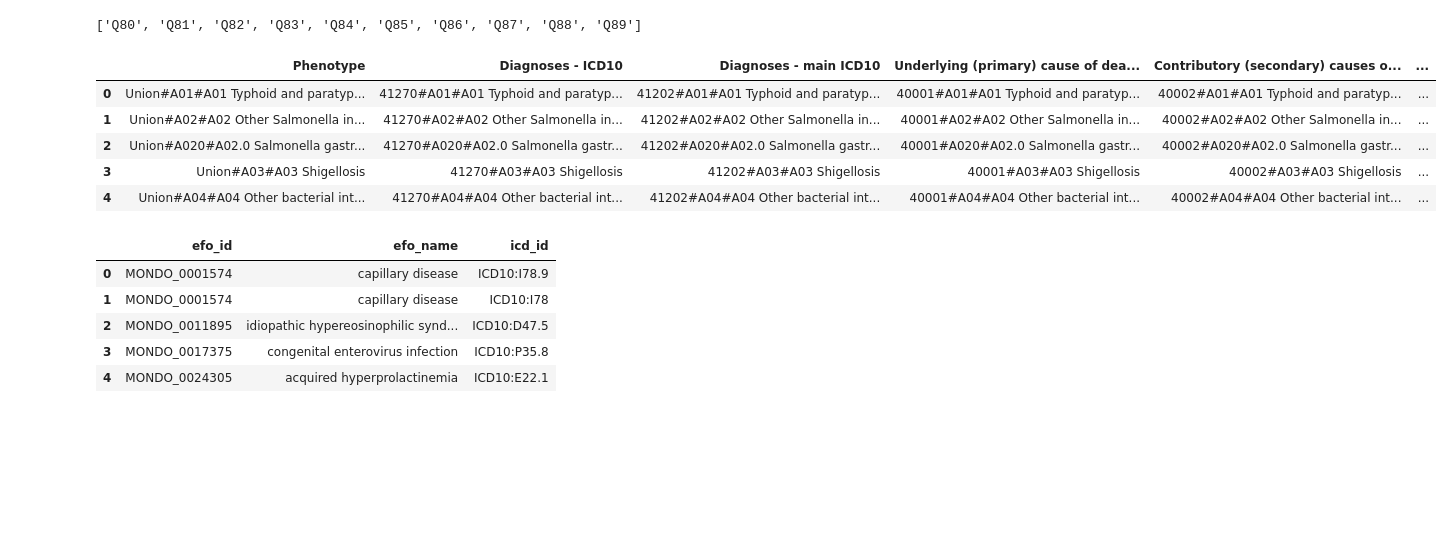
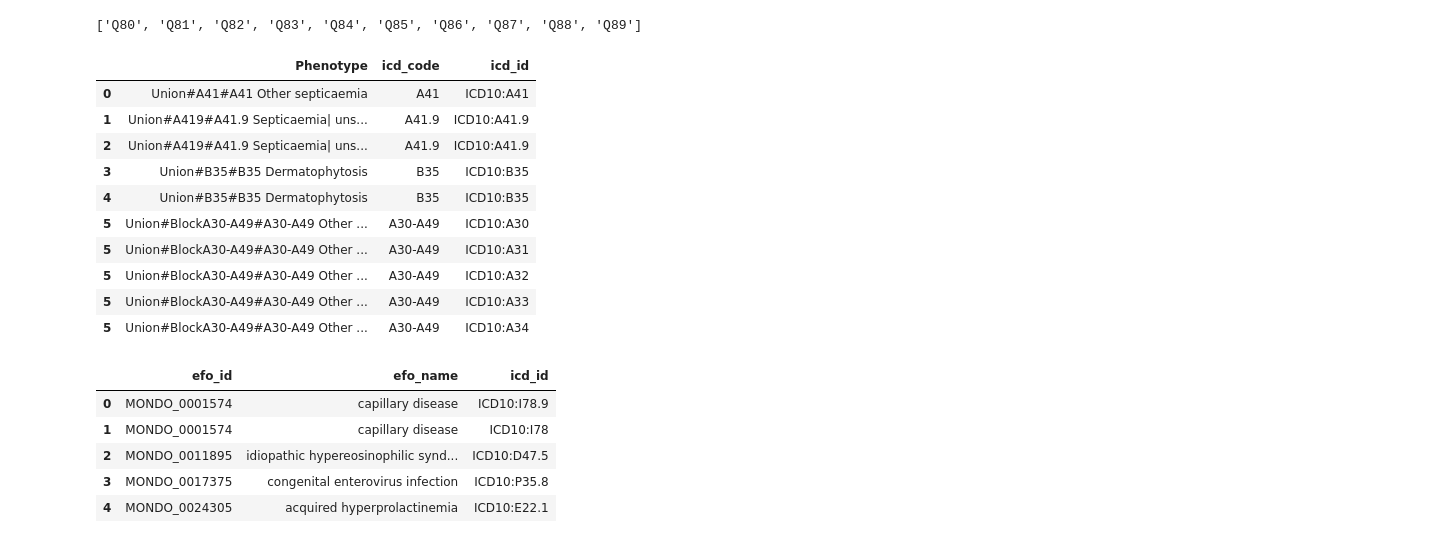
Before and after one commit to ireneisdoomed/random_notebooks, a Jupyter notebook: exome_data/az/notebooks/phenotypes.ipynb, the cells around one changed output. Saved outputs shown, nothing was run; the diff lists cells and outputs as text; code cells hidden in the pictures; blank space fills up the shorter version.

Commit message:
Mapping exploration

```diff
--- a/exome_data/az/notebooks/phenotypes.ipynb
+++ b/exome_data/az/notebooks/phenotypes.ipynb
@@ -342,4 +330,0 @@ pheno.head()
-# %%
-pheno['mapping'] = pheno.bfill(axis=1).iloc[:, 5]
-
-pheno.head()
@@ -379,8 +344,15 @@ We want to handle union phenotypes with special care as they can some times be a
 
 Data about them is collected in the Supp table 1.
 # %%
-union = pd.read_excel(Path.joinpath(ROOT / 'data/Supp table 1 - Studied phenotypes.xlsx'), sheet_name='Union Mapping')
+unions = (
+    pd.read_excel(Path.joinpath(ROOT / 'data/Supp table 1 - Studied phenotypes.xlsx'), sheet_name='Union Mapping')
 
-union.head()
+    # Merge with `pheno` to keep only the phenotypes for which there is associations
+    .merge(pheno.filter(items=['phenotype']), left_on='Phenotype', right_on='phenotype', how='inner')
+    .drop('phenotype', axis=1)
+
+)
+
+unions.head()
 # %% [output]
 |  | Phenotype | Diagnoses - ICD10 | Diagnoses - main ICD10 | Underlying (primary) cause of dea... | Contributory (secondary) causes o... | ... |
@@ -479,8 +443,12 @@ union.head()
 # %%
-# The phenotype usually follows the pattern: "Union#{code1}#{code2} {label}" (except when there is a chapter). Ex. "Union#A410#A41.0 Septicaemia due to Staphylococcus aureus".
+# The phenotype usually follows the pattern: "Union#{code1}#{code2} {label}" (except when there is a chapter).
+# Ex. "Union#A410#A41.0 Septicaemia due to Staphylococcus aureus".
 # I want code2 because it is the more exact one to the ICD10 nomenclature
 
-icd = union.copy()[~union['Phenotype'].str.contains('Chapter')]
+icd = (
+    unions.copy()[~unions['Phenotype'].str.contains('Chapter')]
+    .filter(items=['Phenotype'])
+)
 
 icd['icd_code'] = icd.Phenotype.str.split('#', expand=False).str[-1].str.split(' ').str[0]
 icd.head(5)
@@ -510,7 +478,7 @@ blocks[:5]
 # %%
 # I'll extract all codes contained between the blocks
 
-def extract_codes_in_a_block(block:str):
+def extract_codes_in_a_block(block:str) -> List[str]:
     """
     Ex. 'Q80-Q83' --> ['Q80', 'Q81', 'Q82', 'Q83']
     """
@@ -530,18 +498,23 @@ blocks_extracted['Q80-Q89']
 # %%
 # Bring the extracted codes from the block to the df
 
 icd['icd_id'] = icd.icd_code.map(blocks_extracted).fillna(icd.icd_code)
 icd = icd.explode('icd_id')
-icd['icd_id'] = icd.icd_code.apply(lambda X: 'ICD10:' + X)
+icd['icd_id'] = icd.icd_id.apply(lambda X: 'ICD10:' + X)
 
-icd.head()
+icd.head(10)
 # %% [output]
-|  | Phenotype | Diagnoses - ICD10 | Diagnoses - main ICD10 | Underlying (primary) cause of dea... | Contributory (secondary) causes o... | ... |
-| 0 | Union#A01#A01 Typhoid and paratyp... | 41270#A01#A01 Typhoid and paratyp... | 41202#A01#A01 Typhoid and paratyp... | 40001#A01#A01 Typhoid and paratyp... | 40002#A01#A01 Typhoid and paratyp... | ... |
-| 1 | Union#A02#A02 Other Salmonella in... | 41270#A02#A02 Other Salmonella in... | 41202#A02#A02 Other Salmonella in... | 40001#A02#A02 Other Salmonella in... | 40002#A02#A02 Other Salmonella in... | ... |
-| 2 | Union#A020#A02.0 Salmonella gastr... | 41270#A020#A02.0 Salmonella gastr... | 41202#A020#A02.0 Salmonella gastr... | 40001#A020#A02.0 Salmonella gastr... | 40002#A020#A02.0 Salmonella gastr... | ... |
-| 3 | Union#A03#A03 Shigellosis | 41270#A03#A03 Shigellosis | 41202#A03#A03 Shigellosis | 40001#A03#A03 Shigellosis | 40002#A03#A03 Shigellosis | ... |
-| 4 | Union#A04#A04 Other bacterial int... | 41270#A04#A04 Other bacterial int... | 41202#A04#A04 Other bacterial int... | 40001#A04#A04 Other bacterial int... | 40002#A04#A04 Other bacterial int... | ... |
+|  | Phenotype | icd_code | icd_id |
+| 0 | Union#A41#A41 Other septicaemia | A41 | ICD10:A41 |
+| 1 | Union#A419#A41.9 Septicaemia| uns... | A41.9 | ICD10:A41.9 |
+| 2 | Union#A419#A41.9 Septicaemia| uns... | A41.9 | ICD10:A41.9 |
+| 3 | Union#B35#B35 Dermatophytosis | B35 | ICD10:B35 |
+| 4 | Union#B35#B35 Dermatophytosis | B35 | ICD10:B35 |
+| 5 | Union#BlockA30-A49#A30-A49 Other ... | A30-A49 | ICD10:A30 |
+| 5 | Union#BlockA30-A49#A30-A49 Other ... | A30-A49 | ICD10:A31 |
+| 5 | Union#BlockA30-A49#A30-A49 Other ... | A30-A49 | ICD10:A32 |
+| 5 | Union#BlockA30-A49#A30-A49 Other ... | A30-A49 | ICD10:A33 |
+| 5 | Union#BlockA30-A49#A30-A49 Other ... | A30-A49 | ICD10:A34 |
 # %%
 ## Merge xref from the disease index
 
```
Also changed, not shown: parts of 44 cells of this notebook, 1 other file.
